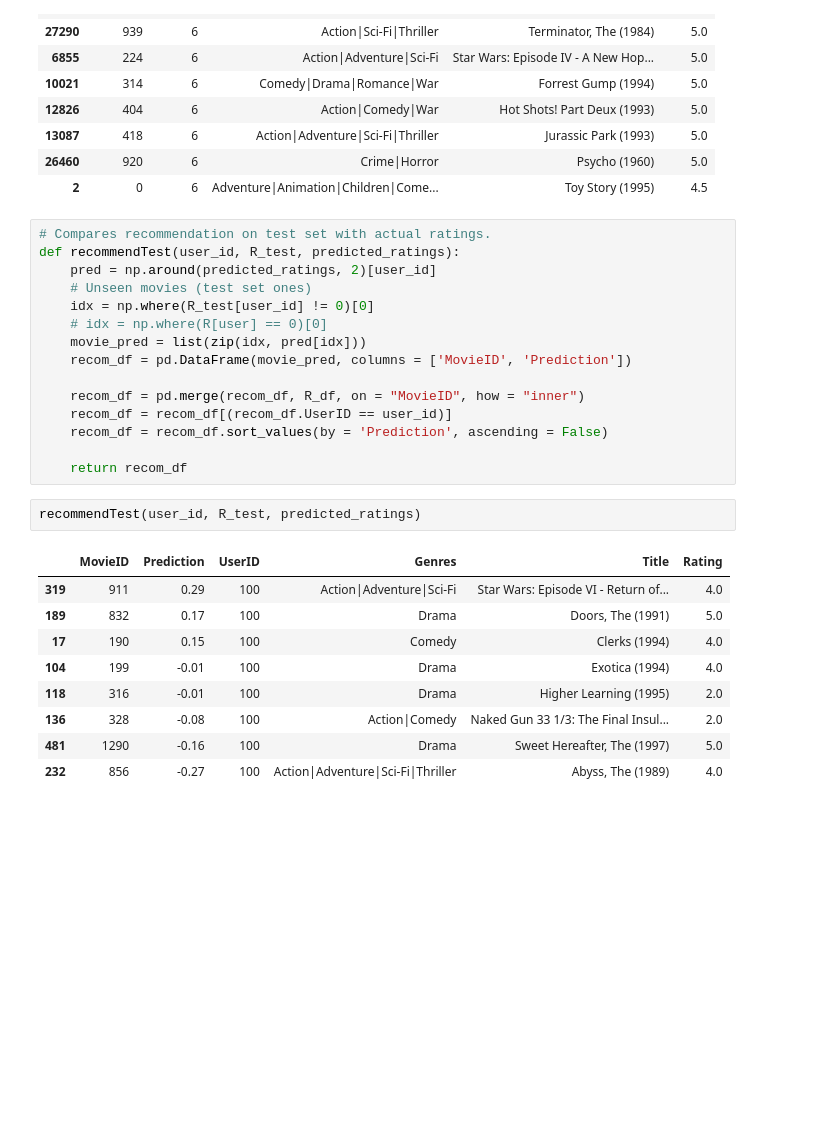
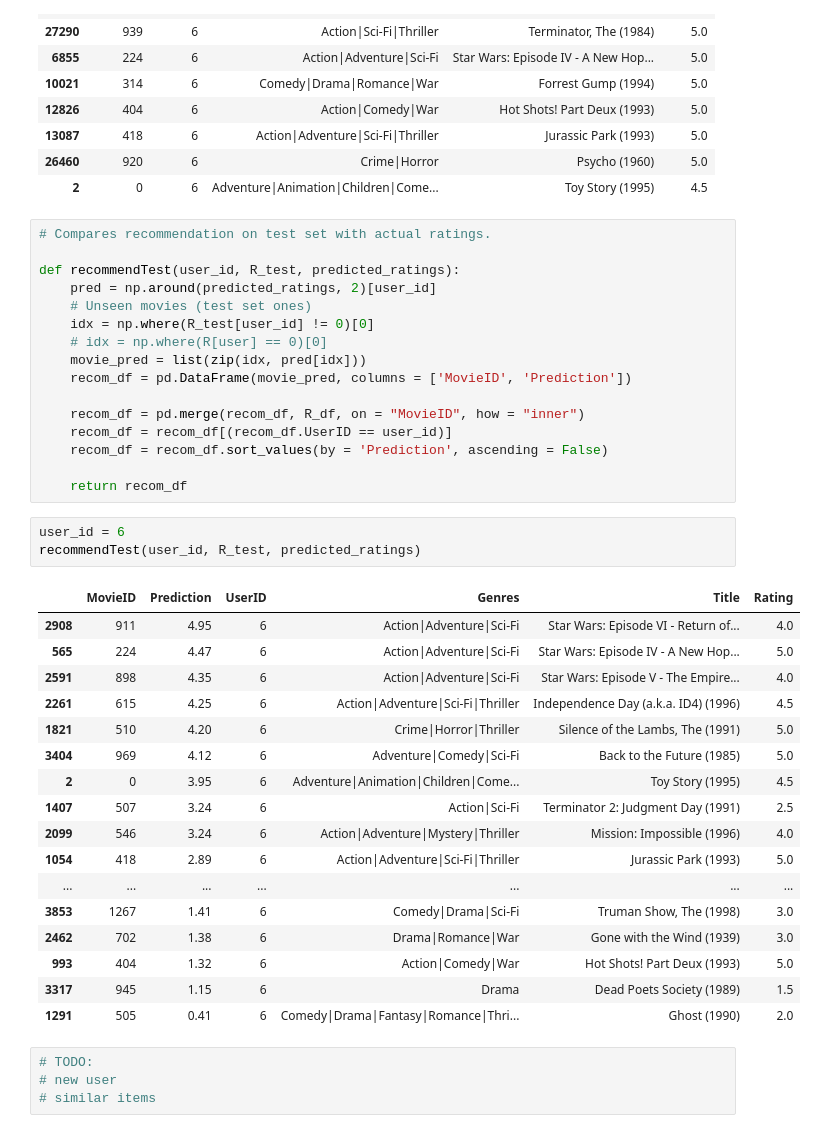
Before and after one commit to pindri/IRDV, a Jupyter notebook: IR_Exam/recommender.ipynb, the cells around one changed output. Drawn from its saved outputs; the diff is of its cells as text; blank space fills up the shorter version.

```diff
--- a/IR_Exam/recommender.ipynb
+++ b/IR_Exam/recommender.ipynb
@@ -268,6 +273,7 @@ comparison.head(10)
 | 2 | 0 | 6 | Adventure|Animation|Children|Come... | Toy Story (1995) | 4.5 |
 # %%
 # Compares recommendation on test set with actual ratings.
+
 def recommendTest(user_id, R_test, predicted_ratings):
     pred = np.around(predicted_ratings, 2)[user_id]
     # Unseen movies (test set ones)
@@ -282,14 +288,27 @@ def recommendTest(user_id, R_test, predicted_ratings):
 
     return recom_df
 # %%
+user_id = 6
 recommendTest(user_id, R_test, predicted_ratings)
 # %% [output]
 |  | MovieID | Prediction | UserID | Genres | Title | Rating |
-| 319 | 911 | 0.29 | 100 | Action|Adventure|Sci-Fi | Star Wars: Episode VI - Return of... | 4.0 |
-| 189 | 832 | 0.17 | 100 | Drama | Doors, The (1991) | 5.0 |
-| 17 | 190 | 0.15 | 100 | Comedy | Clerks (1994) | 4.0 |
-| 104 | 199 | -0.01 | 100 | Drama | Exotica (1994) | 4.0 |
-| 118 | 316 | -0.01 | 100 | Drama | Higher Learning (1995) | 2.0 |
-| 136 | 328 | -0.08 | 100 | Action|Comedy | Naked Gun 33 1/3: The Final Insul... | 2.0 |
-| 481 | 1290 | -0.16 | 100 | Drama | Sweet Hereafter, The (1997) | 5.0 |
-| 232 | 856 | -0.27 | 100 | Action|Adventure|Sci-Fi|Thriller | Abyss, The (1989) | 4.0 |
+| 2908 | 911 | 4.95 | 6 | Action|Adventure|Sci-Fi | Star Wars: Episode VI - Return of... | 4.0 |
+| 565 | 224 | 4.47 | 6 | Action|Adventure|Sci-Fi | Star Wars: Episode IV - A New Hop... | 5.0 |
+| 2591 | 898 | 4.35 | 6 | Action|Adventure|Sci-Fi | Star Wars: Episode V - The Empire... | 4.0 |
+| 2261 | 615 | 4.25 | 6 | Action|Adventure|Sci-Fi|Thriller | Independence Day (a.k.a. ID4) (1996) | 4.5 |
+| 1821 | 510 | 4.20 | 6 | Crime|Horror|Thriller | Silence of the Lambs, The (1991) | 5.0 |
+| 3404 | 969 | 4.12 | 6 | Adventure|Comedy|Sci-Fi | Back to the Future (1985) | 5.0 |
+| 2 | 0 | 3.95 | 6 | Adventure|Animation|Children|Come... | Toy Story (1995) | 4.5 |
+| 1407 | 507 | 3.24 | 6 | Action|Sci-Fi | Terminator 2: Judgment Day (1991) | 2.5 |
+| 2099 | 546 | 3.24 | 6 | Action|Adventure|Mystery|Thriller | Mission: Impossible (1996) | 4.0 |
+| 1054 | 418 | 2.89 | 6 | Action|Adventure|Sci-Fi|Thriller | Jurassic Park (1993) | 5.0 |
+| ... | ... | ... | ... | ... | ... | ... |
+| 3853 | 1267 | 1.41 | 6 | Comedy|Drama|Sci-Fi | Truman Show, The (1998) | 3.0 |
+| 2462 | 702 | 1.38 | 6 | Drama|Romance|War | Gone with the Wind (1939) | 3.0 |
+| 993 | 404 | 1.32 | 6 | Action|Comedy|War | Hot Shots! Part Deux (1993) | 5.0 |
+| 3317 | 945 | 1.15 | 6 | Drama | Dead Poets Society (1989) | 1.5 |
+| 1291 | 505 | 0.41 | 6 | Comedy|Drama|Fantasy|Romance|Thri... | Ghost (1990) | 2.0 |
+# %%
+# TODO:
+# new user
+# similar items
```
Also changed, not shown: parts of 9 cells of this notebook.
